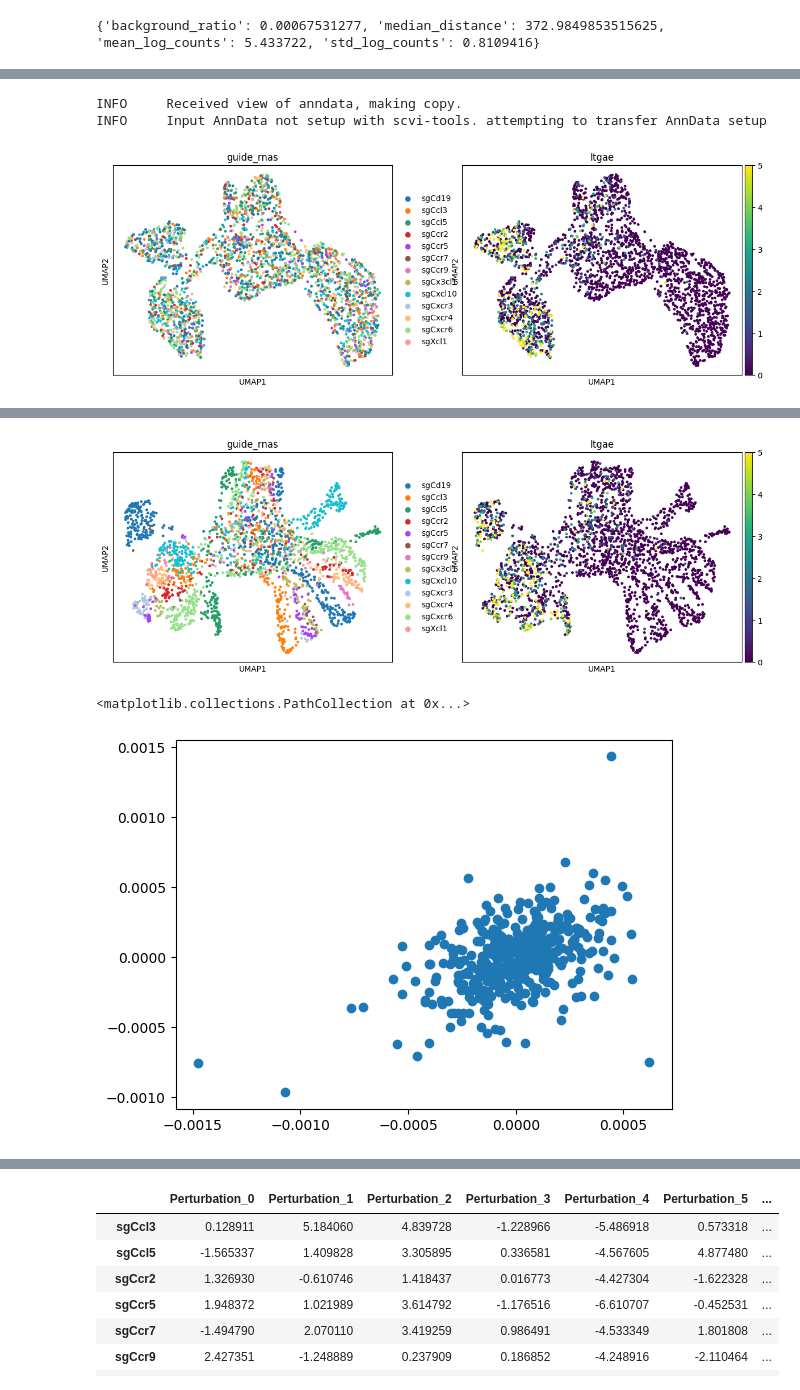
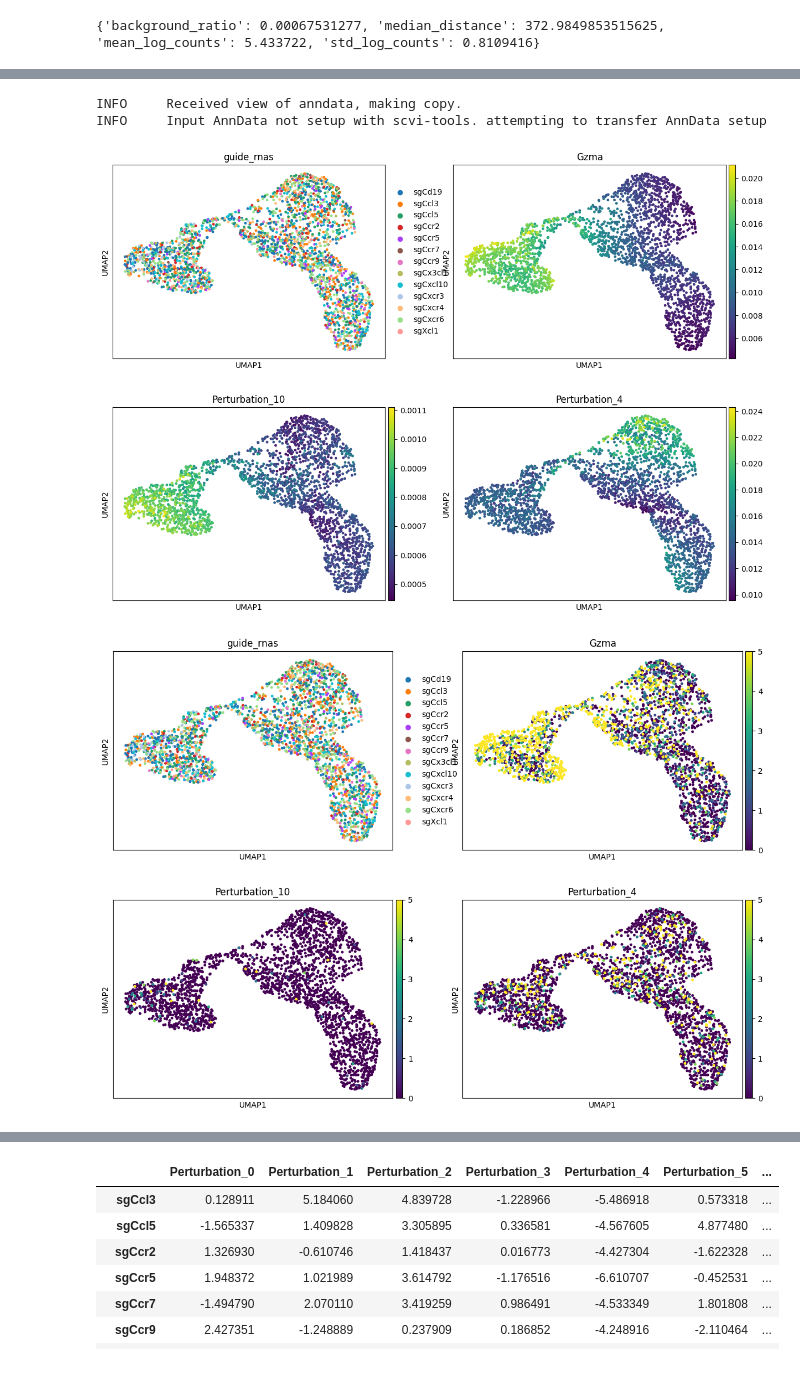
Before and after one commit to amonell/scvi-tools, a Jupyter notebook: resolve_perurb_tests/test1.ipynb, the cells around one changed output, grey strips where cells are left out. Drawn from its saved outputs; the diff is of its cells as text; code cells hidden in the pictures.

Commit message:
control cells having 0 effects

```diff
--- a/resolve_perurb_tests/test1.ipynb
+++ b/resolve_perurb_tests/test1.ipynb
@@ -99,15 +98,31 @@ LOCAL_RANK: 0 - CUDA_VISIBLE_DEVICES: [0]
 # %%
 mini_adata = query_adata[query_adata.obs['guide_rnas'] != 'Other cells']
 # Get denoised expression assuming control (no perturbations)
 control_expr = supervised_resolvi.get_denoised_expression_control(mini_adata)
 
 mini_adata.layers['resolvi_expression_no_shift'] = control_expr.values
 
 sc.tl.pca(mini_adata, layer='resolvi_expression_no_shift')
 sc.pp.neighbors(mini_adata)
 sc.tl.umap(mini_adata)
-sc.pl.umap(mini_adata, color=['guide_rnas', 'Itgae'], vmax=5)
+sc.pl.umap(mini_adata, color=['guide_rnas', 'Gzma', 'Perturbation_10', 'Perturbation_4'], layer='resolvi_expression_no_shift', ncols=2)
+sc.pl.umap(mini_adata, color=['guide_rnas', 'Gzma', 'Perturbation_10', 'Perturbation_4'], ncols=2, vmax=5)
+
+perturbed_expr = supervised_resolvi.get_denoised_expression_perturbed(mini_adata)
+
+mini_adata.layers['resolvi_expression_with_shift'] = perturbed_expr.values
+
+sc.tl.pca(mini_adata, layer='resolvi_expression_with_shift')
+sc.pp.neighbors(mini_adata)
+sc.tl.umap(mini_adata)
+sc.pl.umap(mini_adata, color=['guide_rnas', 'Gzma', 'Perturbation_10', 'Perturbation_4'], layer='resolvi_expression_with_shift', ncols=2)
+sc.pl.umap(mini_adata, color=['guide_rnas', 'Gzma', 'Perturbation_10', 'Perturbation_4'], ncols=2, vmax=1)
+
+mini_adata.layers['absolute_perturbation_effects'] = perturbed_expr - control_expr
+
+log_fold_change = np.log2(perturbed_expr + 1e-8) - np.log2(control_expr + 1e-8)
 # %% [output]
 INFO     Received view of anndata, making copy.
 INFO     Input AnnData not setup with scvi-tools. attempting to transfer AnnData setup
-[figure, old version]
+[figure, new version]
+[figure, added]
@@ -114,11 +130,0 @@ INFO     Input AnnData not setup with scvi-tools. attempting to transfer AnnData
-# %%
-perturbed_expr = supervised_resolvi.get_denoised_expression_perturbed(mini_adata)
-
-mini_adata.layers['resolvi_expression_with_shift'] = perturbed_expr.values
-
-sc.tl.pca(mini_adata, layer='resolvi_expression_with_shift')
-sc.pp.neighbors(mini_adata)
-sc.tl.umap(mini_adata)
-sc.pl.umap(mini_adata, color=['guide_rnas', 'Itgae'], vmax=5)
-# %% [output]
-[figure, removed]
@@ -129,7 +130,0 @@ log_fold_change = np.log2(perturbed_expr + 1e-8) - np.log2(control_expr + 1e-8)
-# %%
-batch1_counts = mini_adata[mini_adata.obs['guide_rnas'] == 'sgCxcr3'].layers['absolute_perturbation_effects'].mean(axis=0)
-batch2_counts = mini_adata[mini_adata.obs['guide_rnas'] == 'sgCd19'].layers['absolute_perturbation_effects'].mean(axis=0)
-plt.scatter(batch1_counts, batch2_counts)
-# %% [output]
-<matplotlib.collections.PathCollection at 0x...>
-[figure, removed]
```
Also changed, not shown: parts of 7 cells of this notebook, 1 other file.
